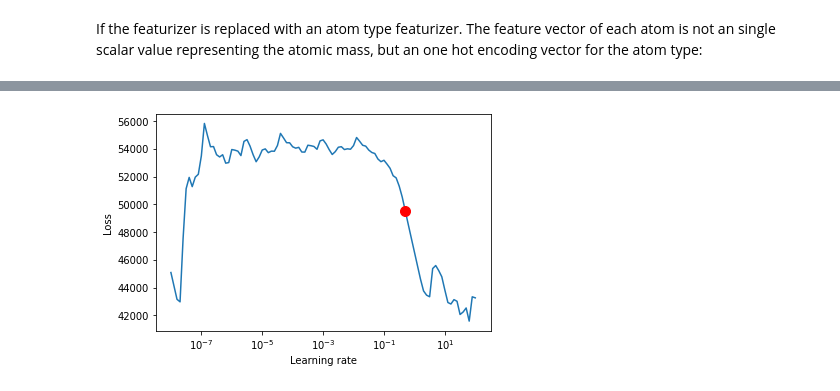
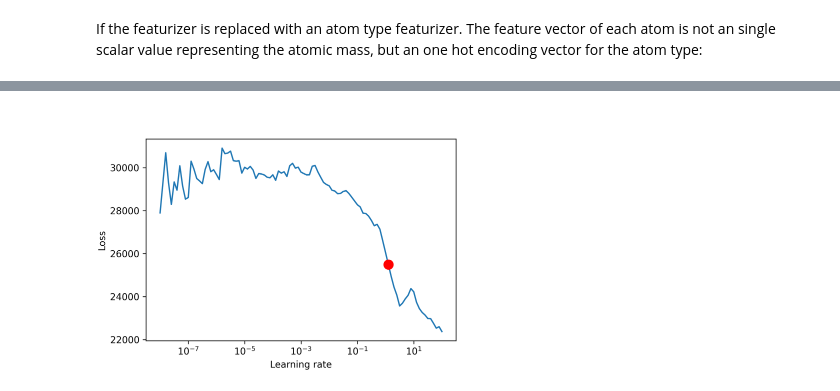
Before and after one commit to JulianKimmig/molNet, a Jupyter notebook: dev/black_box/notebooks/Untitled.ipynb, the cells around one changed output, grey strips where cells are left out. Saved outputs shown, nothing was run; the diff lists cells and outputs as text; code cells hidden in the pictures.

```diff
--- a/dev/black_box/notebooks/Untitled.ipynb
+++ b/dev/black_box/notebooks/Untitled.ipynb
@@ -17,0 +177,11 @@ for k,v in sys.modules.items():
+# %%
+def find_test_data(loader,smiles=None):
+    if smiles is None:
+        smiles = TEST_SMILES
+    loader.setup()
+    for subloader in [loader.test_dataloader(),loader.val_dataloader(),loader.train_dataloader()]:
+        for i,d in enumerate(subloader):
+            for sd in d.to_data_list():
+                if smiles == sd.string_data[0][sd.string_data_titles[0].index("smiles")]:
+                    return sd
+    raise ValueError()
@@ -19,10 +248,3 @@ for k,v in sys.modules.items():
 First we start with a simple example by predicting the molar masses of random molecules (**maybe library for creating pseudo random molecules**). As a featurization the mass of each individual atom was used. As a result the model should be trained to simply add all individual atomic masses.
 # %% [markdown]
 Thus first we create the model without any graph convolutional layer and as a pooling function sum pooling is used:
-# %%
-#first a blank mol dataset
-from molNet.dataloader.datasets import DelaneySolubility
-dataset=DelaneySolubility().df
-dataset["rd_mol"] = dataset['SMILES'].apply(lambda s: Chem.MolFromSmiles(s))
-dataset["molar_mass"] = dataset['rd_mol'].apply(lambda mol: Chem.Descriptors.MolWt(mol))
-dataset
@@ -135,20 +309,27 @@ This is actually no machine learning model, since there are no trainable paramet
 If the featurizer is replaced with an atom type featurizer. The feature vector of each atom is not an single scalar value representing the atomic mass, but an one hot encoding vector for the atom type:
 # %%
 from molNet.featurizer.atom_featurizer import atom_symbol_one_hot
-from torch_geometric.nn import GCNConv
+from torch_geometric.nn import GCNConv, GlobalAttention,global_add_pool
 from molNet.nn.models.graph_convolution import PoolWeightedSum, PoolSum
 import torch.nn.functional as F
+import molNet.nn.functional as mF
+
 
 class MolWeigtFromTypeModel(pl.LightningModule):
     def __init__(self,in_size,name="none"):
         super().__init__()
         self.save_hyperparameters()
-        self.gcn = GCNConv(in_channels=in_size,out_channels=1)
-        self.pooling =PoolSum()
+        #self.gcn = GCNConv(in_channels=in_size,out_channels=1,bias=False)
+        #gate_nn=torch.nn.Linear(in_size,1)
+        self.pool_nn=torch.nn.Linear(in_size,1,bias=False)
+        self.pooling =PoolWeightedSum(1)
         self.lr = 1e-1
 
     def unpacked_forward(self, feats, edges, batch,graph_features):
-        feats = self.gcn(feats, edges)
+        #feats = self.gcn(feats, edges)
+        #display(feats.shape,batch.shape)
+        feats= self.pool_nn(feats)
+        #display(feats.shape)
         feats = self.pooling(feats, batch)
         return feats
 
@@ -161,48 +342,38 @@ class MolWeigtFromTypeModel(pl.LightningModule):
 
     def training_step(self,batch, *args, **kwargs):
         y_hat=self(batch)
-        loss = F.mse_loss(y_hat, batch.y)
+        loss =  F.mse_loss(y_hat, batch.y)#mF.rell1_loss(y_hat, batch.y)*100
         self.log('train_loss', loss)
         return loss
 
     def validation_step(self,batch, *args, **kwargs):
         y_hat=self(batch)
-        loss = F.mse_loss(y_hat, batch.y)
+        loss =  F.mse_loss(y_hat, batch.y)#mF.rell1_loss(y_hat, batch.y)*100
         self.log('val_loss', loss)
         return loss
 
-try:
-    model = MolWeigtFromTypeModel.load_from_checkpoint(os.path.join("models","MolWeigtFromTypeModel","model.ckpt"),map_location=lambda storage, location: storage)
-except FileNotFoundError:
+    def test_step(self,batch, *args, **kwargs):
+        y_hat=self(batch)
+        loss =  F.mse_loss(y_hat, batch.y)#mF.rell1_loss(y_hat, batch.y)*100
+        self.log('test_loss', loss)
+        return loss
 
-    loader = PytorchGeomMolGraphFromDfLoader(dataset,smiles_column='SMILES',additional_data=['name'],#"all",
-                                         y_properties=["molar_mass"],
-                                         seed=2,
-                                         to_graph_params={"atom_featurizer":atom_symbol_one_hot,"with_mol_graph":True},
-                                        batch_size=32#,num_workers=16
-                                        )
-    loader.setup()
-    model = MolWeigtFromTypeModel(in_size=len(atom_symbol_one_hot))
-    trainer = pl.Trainer()
-    lr_finder = trainer.tuner.lr_find(model,train_dataloader=loader.train_dataloader(),max_lr=10**2)
-    fig = lr_finder.plot(suggest=True)
-    plt.show()
-    plt.close()
-    # Pick point based on plot, or get suggestion
-    model.lr = lr_finder.suggestion()
-    print("set lr to",model.lr)
+loader = PytorchGeomMolGraphFromDfLoader(dataset,smiles_column='SMILES',additional_data=['name'],#"all",
+                                     y_properties=["molar_mass"],
+                                     seed=2,
+                                     to_graph_params={"atom_featurizer":atom_symbol_one_hot,"with_mol_graph":True},
+                                    batch_size=32,#num_workers=4
+                                    )
+model = MolWeigtFromTypeModel(in_size=len(atom_symbol_one_hot))
+
+model,data = default_model_run("MolWeigtFromTypeModel",model,loader,
+                  force_run=True,#min_epochs=15
+
+                 )
 
 
-    class DCB(pl.callbacks.Callback):
-        def on_epoch_end(self,trainer, pl_module):
-            logs = trainer.callback_metrics
-            print(logs)
-
-    trainer = pl.Trainer(max_epochs=1000,gpus=torch.cuda.device_count(),
-                        callbacks=[pl.callbacks.early_stopping.EarlyStopping(monitor='val_loss'),DCB()]
-                        )
-    trainer.fit(model,loader)
-
-
-plot_true_pred(model,loader)
+test_data=find_test_data(loader)
+test_batch=iter(torch_geometric.data.DataLoader([test_data])).next()
+#model.gcn(test_batch.x,test_batch.edge_index)
+#model()
 # %% [output]
@@ -216 +380 @@ TPU available: False, using: 0 TPU cores
-[figure, old version]
+[figure, new version]
```
Also changed, not shown: parts of 26 cells of this notebook.
